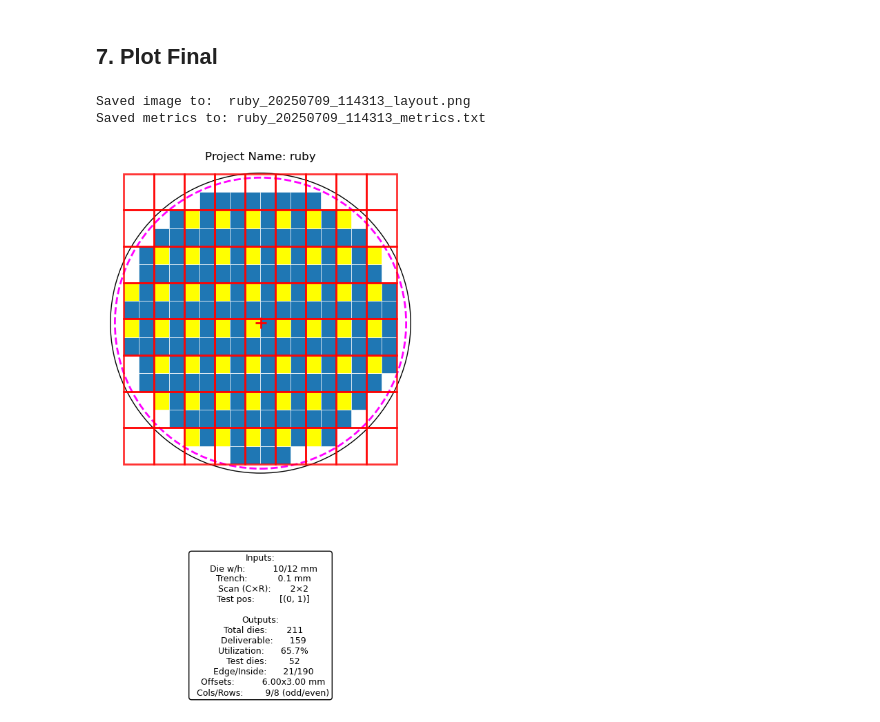
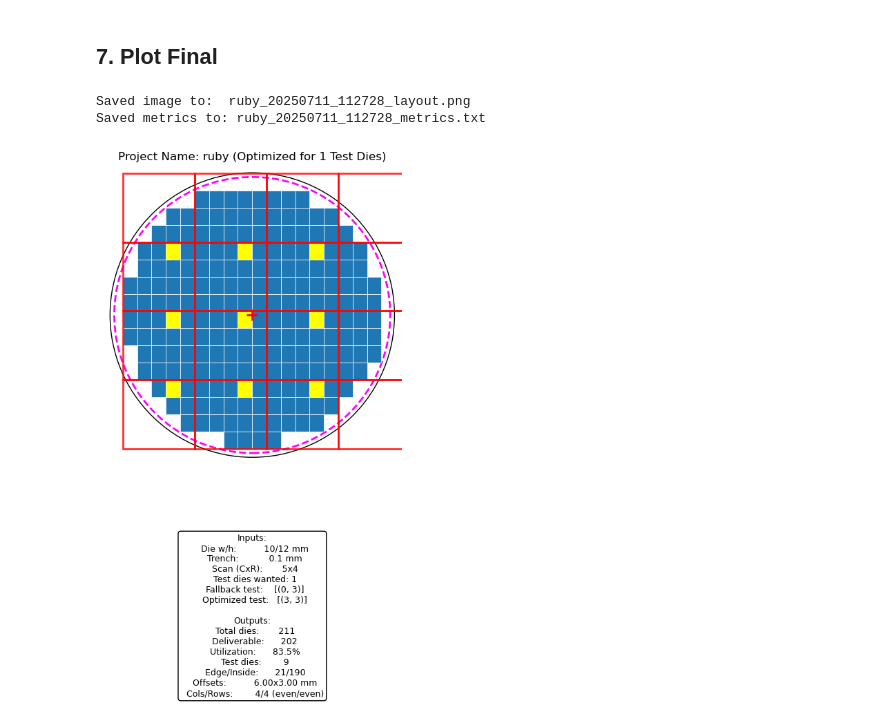
Before and after one commit to AMF-R-D/wafer-optimization, a Jupyter notebook: die_optimization.ipynb, the cells around one changed output. Drawn from its saved outputs; the diff is of its cells as text; code cells hidden in the pictures.

Commit message:
Added functionality to optimize position of the test die.

```diff
--- a/die_optimization.ipynb
+++ b/die_optimization.ipynb
@@ -70,16 +89,19 @@ die_h = 12           # mm, die height
 trench = 0.1         # mm, dicing lane
 
 # scan configuration
-dies_per_scan = 4     # number of dies in each scan
-scan_cols = 2
-scan_rows = 2
+dies_per_scan = 20     # number of dies in each scan
+scan_cols = 5
+scan_rows = 4
 
 assert scan_cols * scan_rows == dies_per_scan, "scan_cols*scan_rows must equal dies_per_scan"
 
-# list of (li, lj) positions within each scan block where you place test dies
-# e.g. [(0,0)] for bottom-left, [(0, scan_rows-1)] for top-left, or multiple
-test_positions = [(0, scan_rows-1)]
+# test die configuration
+num_test_dies = 1     # number of test dies you want per scan block
+test_positions = [(0, scan_rows-1)]  # fallback positions if optimization fails
 
+# Validate that num_test_dies is reasonable
+assert num_test_dies >= 0, "num_test_dies must be non-negative"
+assert num_test_dies <= dies_per_scan, f"num_test_dies ({num_test_dies}) cannot exceed dies_per_scan ({dies_per_scan})"
 
 # grid search resolution
 res_x = 1
@@ -272,7 +398,7 @@ origin_y = -usable_radius + eff_die_h/2 + best_y
 pitch_x  = step_x
 pitch_y  = step_y
 
-# ecompute summary metrics
+# Recompute summary metrics
 total_positions = len(dies)
 deliverable     = total_positions - test_die_count
 utilization     = deliverable * (eff_die_w * eff_die_h) / (math.pi * usable_radius**2) * 100
@@ -282,8 +408,10 @@ metrics_txt = [
     "Inputs:",
     f"  Die w/h:          {die_w}/{die_h} mm",
     f"  Trench:           {trench} mm",
-    f"  Scan (C×R):       {scan_cols}×{scan_rows}",
-    f"  Test pos:         {test_positions}",
+    f"  Scan (CxR):       {scan_cols}x{scan_rows}",
+    f"  Test dies wanted: {num_test_dies}",
+    f"  Fallback test:    {test_positions}",
+    f"  Optimized test:   {best_test_positions}",
     "",
     "Outputs:",
     f"  Total dies:       {total_positions}",
@@ -332,34 +460,34 @@ ax.text(
     0.5, -0.15,
     "\n".join(metrics_txt),
     transform=ax.transAxes,
     ha='center', va='top',
     fontsize=9,
     bbox=dict(boxstyle='round,pad=0.3', facecolor='white', edgecolor='black')
 )
 
 # Final formatting
 ax.set_aspect('equal')
 ax.set_xlim(-full_radius * 1.05, full_radius * 1.05)
 ax.set_ylim(-full_radius * 1.2, full_radius * 1.05)
 ax.axis('off')
 # ax.legend(loc='upper right')
-ax.set_title(label=f"Project Name: {project_name}")
+ax.set_title(label=f"Project Name: {project_name} (Optimized for {num_test_dies} Test Dies)")
 
 # Save image and metrics only
 stamp      = datetime.now().strftime("%Y%m%d_%H%M%S")
 base       = f"{project_name}_{stamp}"
 img_fname  = unique_filename(f"{base}_layout", "png")
 txt_fname  = unique_filename(f"{base}_metrics", "txt")
 
 fig.savefig(img_fname, dpi=150, bbox_inches='tight')
 with open(txt_fname, 'w') as f:
     f.write("\n".join(metrics_txt))
 
 print(f"Saved image to:  {img_fname}")
 print(f"Saved metrics to: {txt_fname}")
 
 plt.show()
 # %% [output]
-Saved image to:  ruby_20250709_114313_layout.png
-Saved metrics to: ruby_20250709_114313_metrics.txt
+Saved image to:  ruby_20250711_112728_layout.png
+Saved metrics to: ruby_20250711_112728_metrics.txt
-[figure, old version]
+[figure, new version]
```
Also changed, not shown: parts of 7 cells of this notebook.
